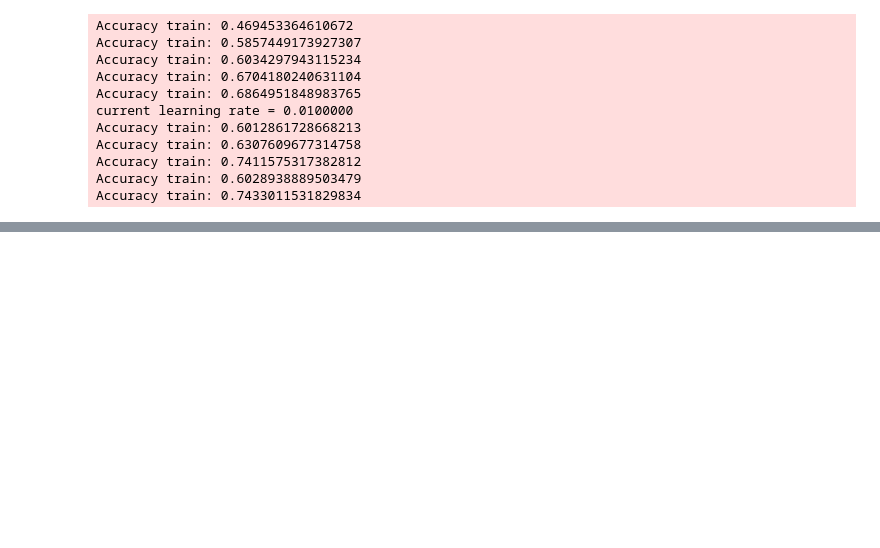
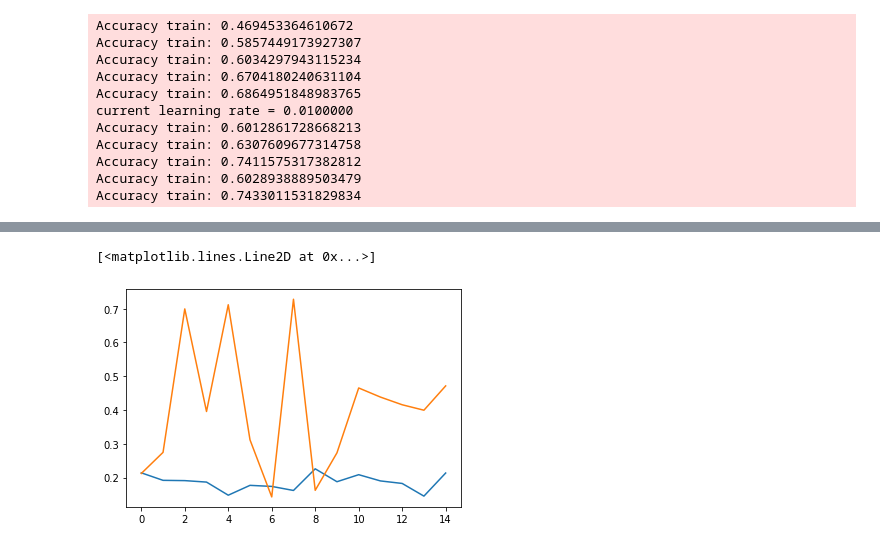
Before and after one commit to einbandi/latent-projective-interventions, a Jupyter notebook: sononet-ptsne.ipynb, the cells around one changed output, grey strips where cells are left out. Drawn from its saved outputs; the diff is of its cells as text; code cells hidden in the pictures; blank space fills up the shorter version.

```diff
--- a/sononet-ptsne.ipynb
+++ b/sononet-ptsne.ipynb
@@ -421,0 +466,6 @@ for train_loader
+# %%
+def f_score(data, c):
+    cf = confmat(data)
+    prec = cf[c,c].float() / cf[:,c].sum().float()
+    rec = cf[c,c].float() / cf[c,:].sum().float()
+    return torch.sqrt(prec * rec)
@@ -421,0 +484,16 @@ for train_loader
+# %%
+f_score_0_test_class = [f_score((log, card_labels_test), 0) for log in logits_class['train']]
+f_score_1_test_class = [f_score((log, card_labels_test), 1) for log in logits_class['train']]
+f_score_2_test_class = [f_score((log, card_labels_test), 2) for log in logits_class['train']]
+f_score_3_test_class = [f_score((log, card_labels_test), 3) for log in logits_class['train']]
+# %%
+f_score_0_test_emb = [f_score((log, card_labels_test), 0) for log in logits_emb['train']]
+f_score_1_test_emb = [f_score((log, card_labels_test), 1) for log in logits_emb['train']]
+f_score_2_test_emb = [f_score((log, card_labels_test), 2) for log in logits_emb['train']]
+f_score_3_test_emb = [f_score((log, card_labels_test), 3) for log in logits_emb['train']]
+# %%
+plt.plot(f_score_1_test_class)
+plt.plot(f_score_1_test_emb)
+# %% [output]
+[<matplotlib.lines.Line2D at 0x...>]
+[figure, added]
```
Also changed, not shown: parts of 33 cells of this notebook, 50 other files.
